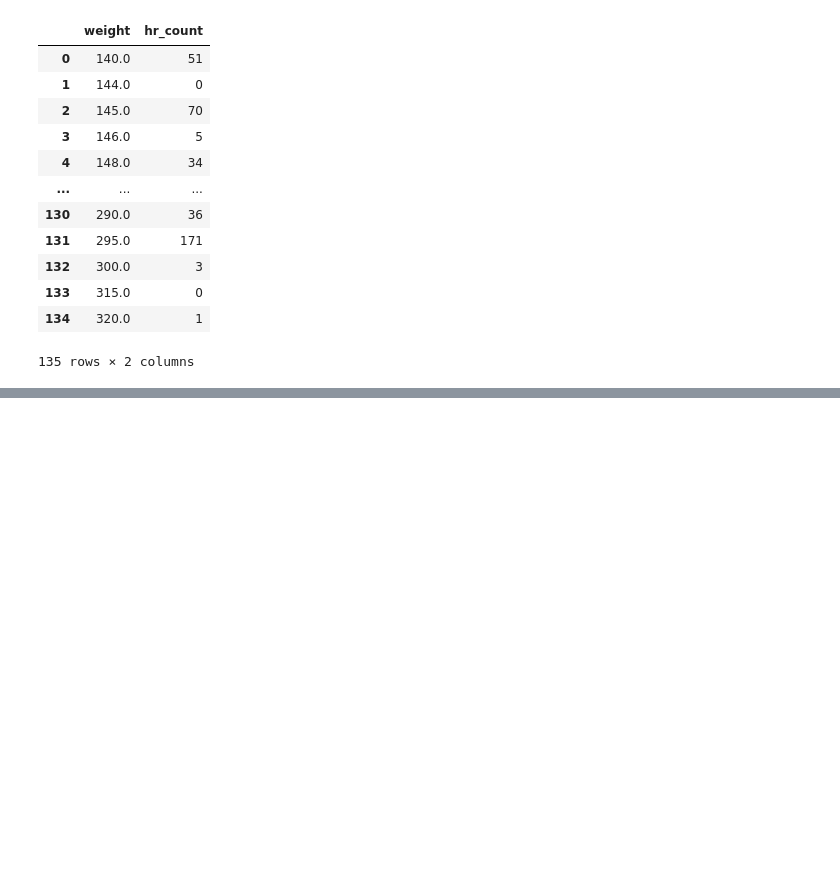
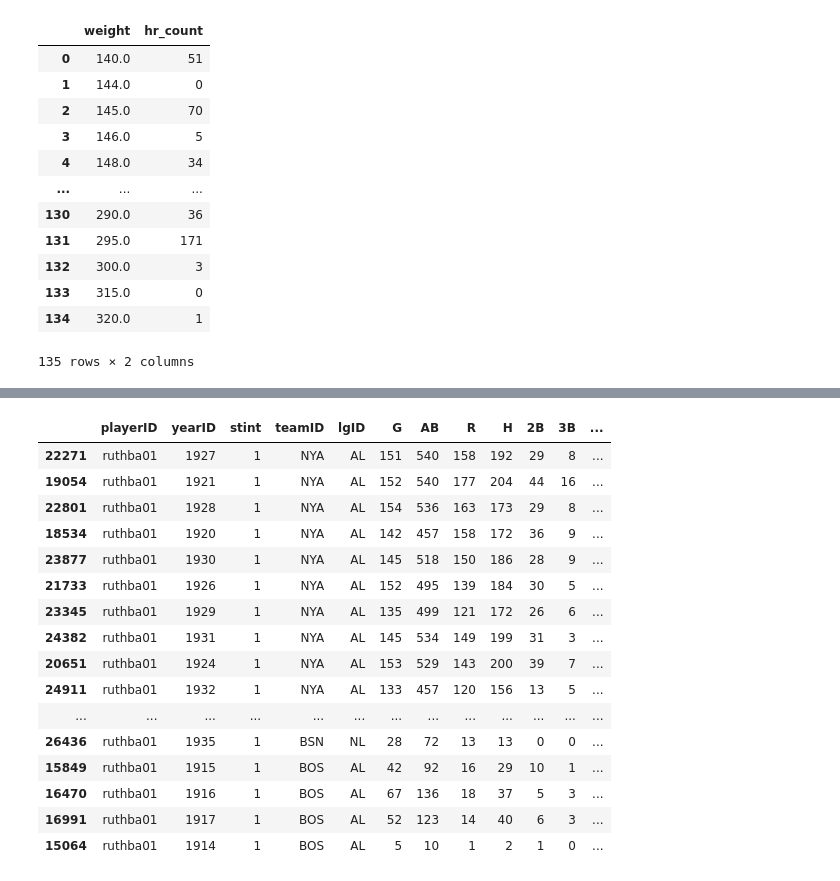
Before and after one commit to hunterfogg668/hunter_capstone, a Jupyter notebook: mlb_eda.ipynb, the cells around one changed output, grey strips where cells are left out. Saved outputs shown, nothing was run; the diff lists cells and outputs as text; code cells hidden in the pictures; blank space fills up the shorter version.

```diff
--- a/mlb_eda.ipynb
+++ b/mlb_eda.ipynb
@@ -11,6 +11,8 @@ pd.set_option('display.max_columns', None)
 # import all tables for EDA
 # %%
 batting = pd.read_csv(r"C:\Users\hunte\Documents\NNS-DDA10\hunter_capstone\data\core\Batting.csv")
+# %%
+batting = batting.loc[batting['yearID'] != 2020]
 # %%
 batting2 = batting.loc[batting['yearID'] > 1969]
 # %%
@@ -126,0 +156,2 @@ Name: HR, dtype: float64
+# %%
+babe_batting = batting.query('playerID in @babe_id')
@@ -126,0 +160,20 @@ Name: HR, dtype: float64
+# %%
+babe_batting.sort_values('HR', ascending = False)
+# %% [output]
+|  | playerID | yearID | stint | teamID | lgID | G | AB | R | H | 2B | 3B | ... |
+| 22271 | ruthba01 | 1927 | 1 | NYA | AL | 151 | 540 | 158 | 192 | 29 | 8 | ... |
+| 19054 | ruthba01 | 1921 | 1 | NYA | AL | 152 | 540 | 177 | 204 | 44 | 16 | ... |
+| 22801 | ruthba01 | 1928 | 1 | NYA | AL | 154 | 536 | 163 | 173 | 29 | 8 | ... |
+| 18534 | ruthba01 | 1920 | 1 | NYA | AL | 142 | 457 | 158 | 172 | 36 | 9 | ... |
+| 23877 | ruthba01 | 1930 | 1 | NYA | AL | 145 | 518 | 150 | 186 | 28 | 9 | ... |
+| 21733 | ruthba01 | 1926 | 1 | NYA | AL | 152 | 495 | 139 | 184 | 30 | 5 | ... |
+| 23345 | ruthba01 | 1929 | 1 | NYA | AL | 135 | 499 | 121 | 172 | 26 | 6 | ... |
+| 24382 | ruthba01 | 1931 | 1 | NYA | AL | 145 | 534 | 149 | 199 | 31 | 3 | ... |
+| 20651 | ruthba01 | 1924 | 1 | NYA | AL | 153 | 529 | 143 | 200 | 39 | 7 | ... |
+| 24911 | ruthba01 | 1932 | 1 | NYA | AL | 133 | 457 | 120 | 156 | 13 | 5 | ... |
+| ... | ... | ... | ... | ... | ... | ... | ... | ... | ... | ... | ... | ... |
+| 26436 | ruthba01 | 1935 | 1 | BSN | NL | 28 | 72 | 13 | 13 | 0 | 0 | ... |
+| 15849 | ruthba01 | 1915 | 1 | BOS | AL | 42 | 92 | 16 | 29 | 10 | 1 | ... |
+| 16470 | ruthba01 | 1916 | 1 | BOS | AL | 67 | 136 | 18 | 37 | 5 | 3 | ... |
+| 16991 | ruthba01 | 1917 | 1 | BOS | AL | 52 | 123 | 14 | 40 | 6 | 3 | ... |
+| 15064 | ruthba01 | 1914 | 1 | BOS | AL | 5 | 10 | 1 | 2 | 1 | 0 | ... |
```
Also changed, not shown: parts of 31 cells of this notebook.
